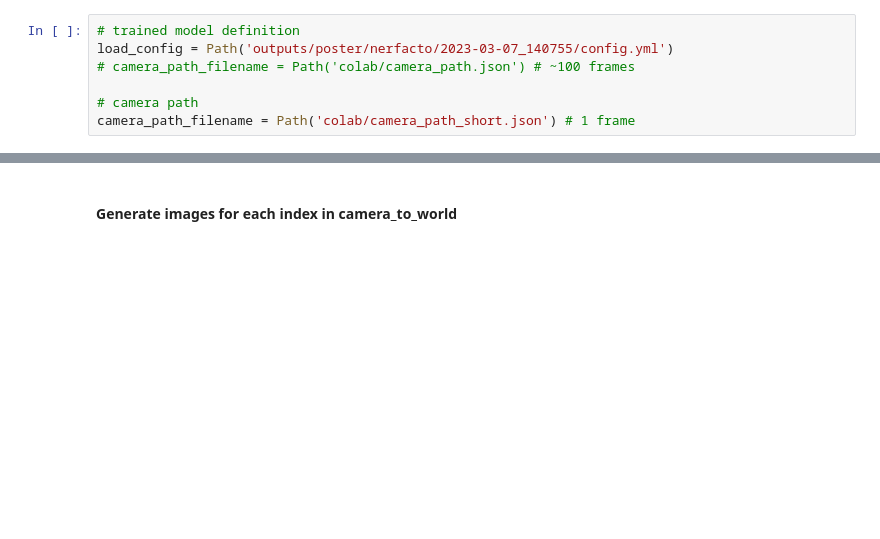
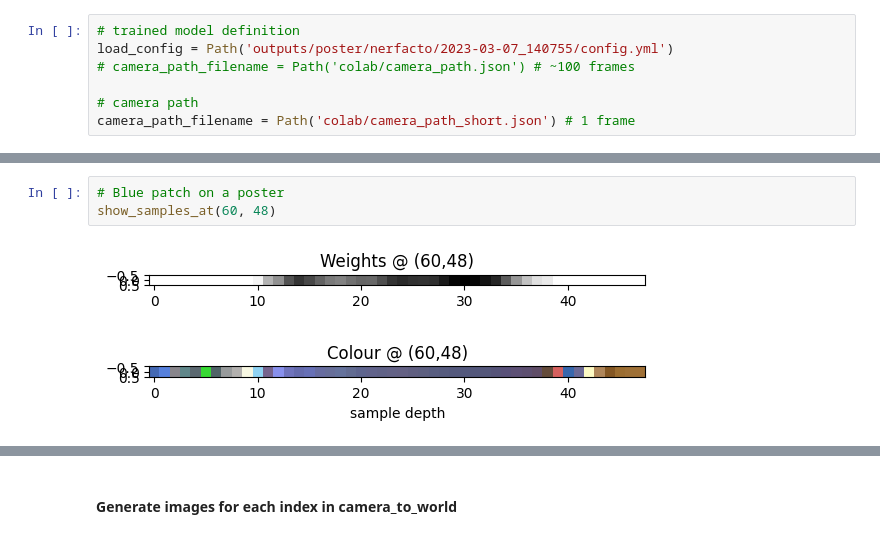
Before and after one commit to misza222/nerfstudio, a Jupyter notebook: colab/GenerateNovelViews.ipynb, the cells around one changed output, grey strips where cells are left out. Drawn from its saved outputs; the diff is of its cells as text; blank space fills up the shorter version.

```diff
--- a/colab/GenerateNovelViews.ipynb
+++ b/colab/GenerateNovelViews.ipynb
@@ -117,0 +198,6 @@ Creating trajectory images
+# %%
+# Blue patch on a poster
+show_samples_at(60, 48)
+# %% [output]
+[figure, added]
+[figure, added]
```
Also changed, not shown: parts of 21 cells of this notebook, 3 other files.
